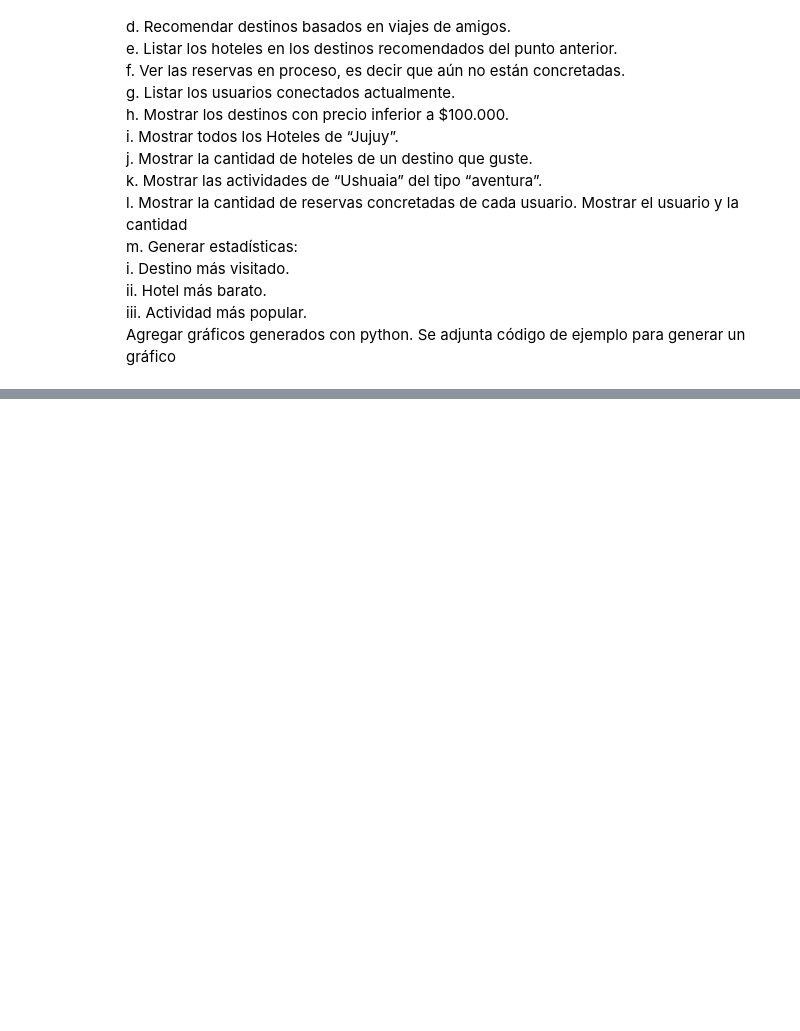
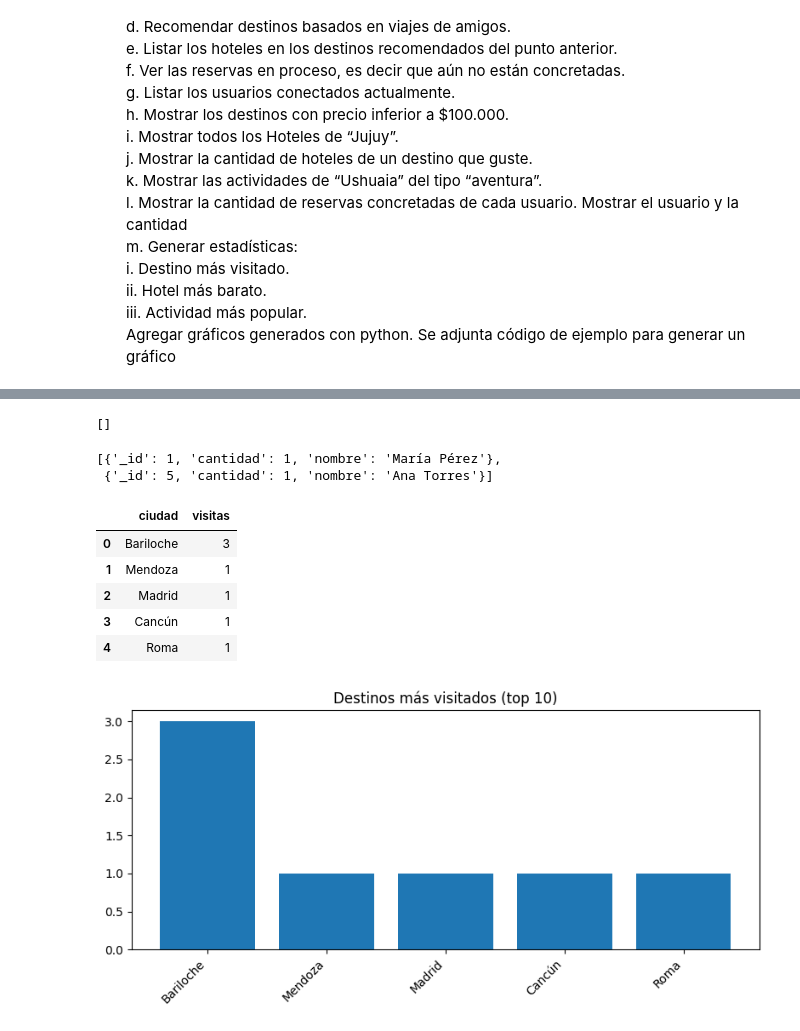
Before and after one commit to Gregobena/tp-integrador-bd-, a Jupyter notebook: bd-contenedor-main/bd-contenedor-main/notebooks/Notebook_Principal.ipynb, the cells around one changed output, grey strips where cells are left out. Saved outputs shown, nothing was run; the diff lists cells and outputs as text; code cells hidden in the pictures; blank space fills up the shorter version.

```diff
--- a/bd-contenedor-main/bd-contenedor-main/notebooks/Notebook_Principal.ipynb
+++ b/bd-contenedor-main/bd-contenedor-main/notebooks/Notebook_Principal.ipynb
@@ -272,0 +330,15 @@ Agregar gráficos generados con python. Se adjunta código de ejemplo para gener
+# %%
+# D - Recomendaciones por frecuencia entre amigos
+usuario_objetivo = 2
+top_n = 5
+query = """
+MATCH (:Usuario {usuario_id: $uid})-[:AMIGO_DE|:FAMILIAR_DE]-(f:Usuario)-[:VISITO]->(d:Destino)
+WHERE NOT EXISTS((:Usuario {usuario_id: $uid})-[:VISITO]->(d))
+RETURN d.ciudad AS ciudad, d.destino_id AS destino_id, count(*) AS visitas_amigos
+ORDER BY visitas_amigos DESC
+LIMIT $n
+"""
+with driver.session() as session:
+    res = session.run(query, uid=usuario_objetivo, n=top_n)
+    recomendaciones = [r.data() for r in res]
+recomendaciones
@@ -272,0 +435,58 @@ Agregar gráficos generados con python. Se adjunta código de ejemplo para gener
+# %%
+# K - Actividades en Ushuaia de tipo 'aventura'
+actividades_ushuaia = list(funciones_mongo.db.actividades.find({"ciudad":"Ushuaia", "tipo":"aventura"}))
+actividades_ushuaia
+# %% [output]
+[]
+# %%
+# L - Cantidad de reservas Confirmadas por usuario
+import funciones_mongo
+pipeline = [
+    {"$match": {"estado": "Confirmada"}},
+    {"$group": {"_id": "$usuario_id", "cantidad": {"$sum": 1}}},
+    {"$sort": {"cantidad": -1}}
+]
+stats = list(funciones_mongo.db.reservas.aggregate(pipeline))
+# Enriquecer con nombres
+for s in stats:
+    user = funciones_mongo.db.usuarios.find_one({"usuario_id": s["_id"]}, {"nombre":1})
+    s["nombre"] = user["nombre"] if user else None
+stats
+# %% [output]
+[{'_id': 1, 'cantidad': 1, 'nombre': 'María Pérez'},
+ {'_id': 5, 'cantidad': 1, 'nombre': 'Ana Torres'}]
+# %%
+# M.i - Destino más visitado (Neo4j) y gráfico
+from funciones_neo4j import driver
+import pandas as pd
+import matplotlib.pyplot as plt
+
+query = """
+MATCH (:Usuario)-[:VISITO]->(d:Destino)
+RETURN d.ciudad AS ciudad, count(*) AS visitas
+ORDER BY visitas DESC
+"""
+with driver.session() as session:
+    rows = session.run(query)
+    df = pd.DataFrame([r.data() for r in rows])
+
+if df.empty:
+    print("No hay datos de visitas.")
+else:
+    display(df.head())
+    # Gráfico de barras top 10
+    df_top = df.head(10)
+    plt.figure(figsize=(8,4))
+    plt.bar(df_top['ciudad'], df_top['visitas'])
+    plt.xticks(rotation=45, ha='right')
+    plt.title("Destinos más visitados (top 10)")
+    plt.tight_layout()
+    plt.show()
+# %% [output]
+|  | ciudad | visitas |
+| 0 | Bariloche | 3 |
+| 1 | Mendoza | 1 |
+| 2 | Madrid | 1 |
+| 3 | Cancún | 1 |
+| 4 | Roma | 1 |
+[figure, added]
```
Also changed, not shown: parts of 16 cells of this notebook.
